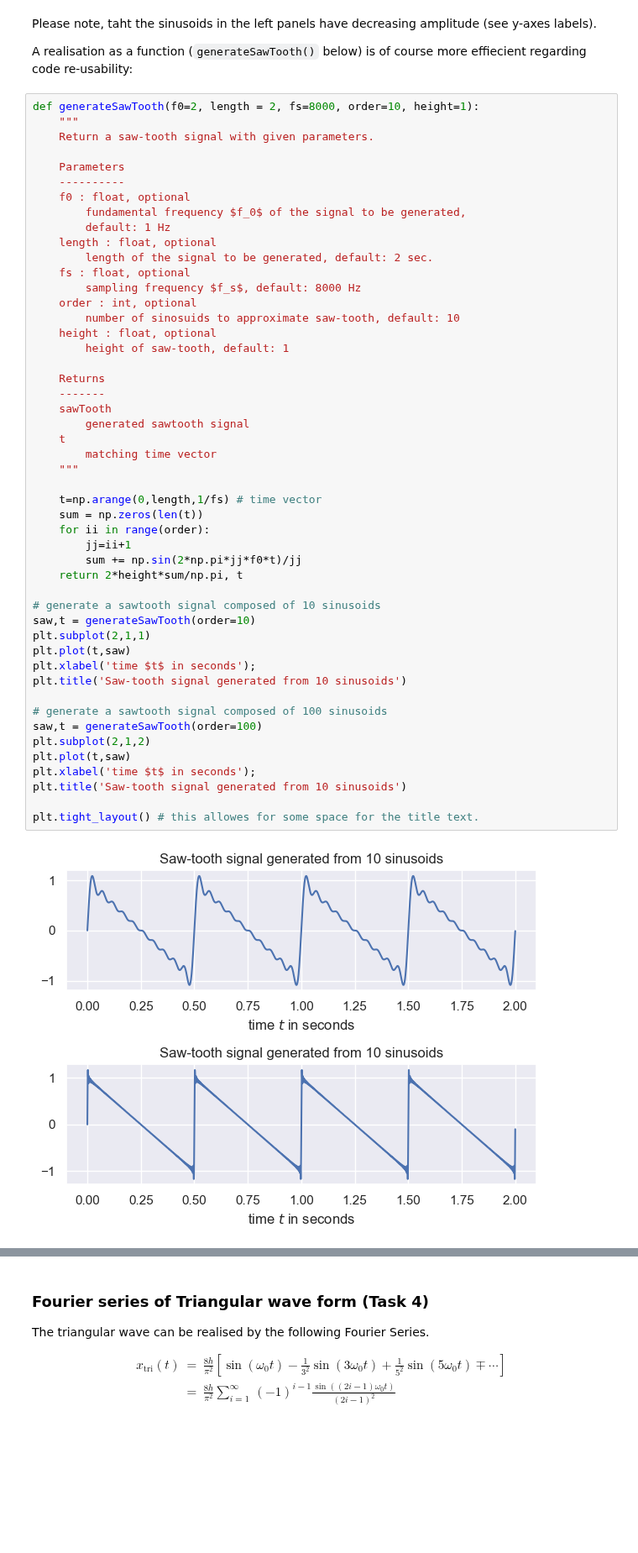
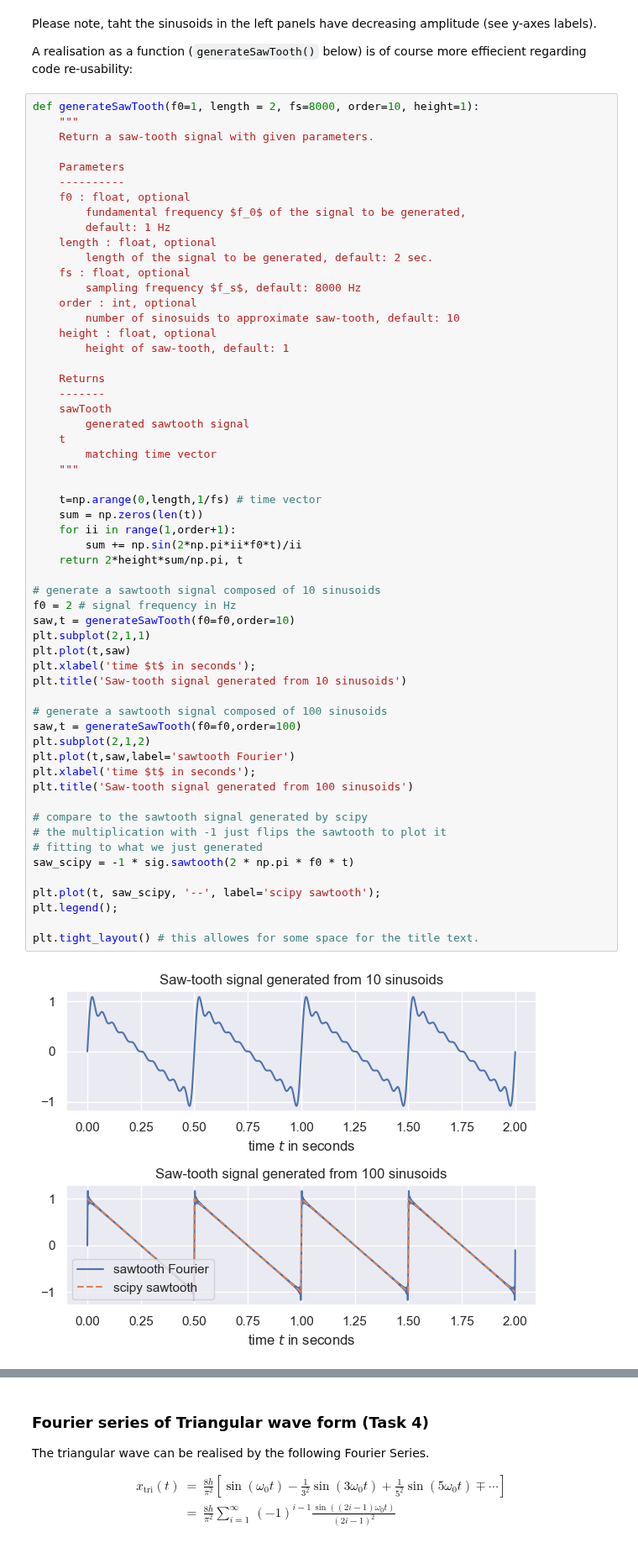
Before and after one commit to sap-shef/SpeechProcesssingLab, a Jupyter notebook: Lab-Sheet-Solutions/Lab-Sheet-4-Solution.ipynb, the cells around one changed output, grey strips where cells are left out. Shown at 84% size. Drawn from its saved outputs; the diff is of its cells as text; blank space fills up the shorter version.

```diff
--- a/Lab-Sheet-Solutions/Lab-Sheet-4-Solution.ipynb
+++ b/Lab-Sheet-Solutions/Lab-Sheet-4-Solution.ipynb
@@ -184,7 +184,7 @@ Please note, taht the sinusoids in the left panels have decreasing amplitude (se
 
 A realisation as a function (`generateSawTooth()` below) is of course more effiecient regarding code re-usability:
 # %%
-def generateSawTooth(f0=2, length = 2, fs=8000, order=10, height=1):
+def generateSawTooth(f0=1, length = 2, fs=8000, order=10, height=1):
     """
     Return a saw-tooth signal with given parameters.
 
@@ -199,38 +199,46 @@ def generateSawTooth(f0=2, length = 2, fs=8000, order=10, height=1):
         sampling frequency $f_s$, default: 8000 Hz
     order : int, optional
         number of sinosuids to approximate saw-tooth, default: 10
     height : float, optional
         height of saw-tooth, default: 1
 
     Returns
     -------
     sawTooth
         generated sawtooth signal
     t
         matching time vector
     """
 
     t=np.arange(0,length,1/fs) # time vector
     sum = np.zeros(len(t))
-    for ii in range(order):
-        jj=ii+1
-        sum += np.sin(2*np.pi*jj*f0*t)/jj
+    for ii in range(1,order+1):
+        sum += np.sin(2*np.pi*ii*f0*t)/ii
     return 2*height*sum/np.pi, t
 
 # generate a sawtooth signal composed of 10 sinusoids
-saw,t = generateSawTooth(order=10)
+f0 = 2 # signal frequency in Hz
+saw,t = generateSawTooth(f0=f0,order=10)
 plt.subplot(2,1,1)
 plt.plot(t,saw)
 plt.xlabel('time $t$ in seconds');
 plt.title('Saw-tooth signal generated from 10 sinusoids')
 
 # generate a sawtooth signal composed of 100 sinusoids
-saw,t = generateSawTooth(order=100)
+saw,t = generateSawTooth(f0=f0,order=100)
 plt.subplot(2,1,2)
-plt.plot(t,saw)
+plt.plot(t,saw,label='sawtooth Fourier')
 plt.xlabel('time $t$ in seconds');
-plt.title('Saw-tooth signal generated from 10 sinusoids')
+plt.title('Saw-tooth signal generated from 100 sinusoids')
+
+# compare to the sawtooth signal generated by scipy
+# the multiplication with -1 just flips the sawtooth to plot it
+# fitting to what we just generated
+saw_scipy = -1 * sig.sawtooth(2 * np.pi * f0 * t)
+
+plt.plot(t, saw_scipy, '--', label='scipy sawtooth');
+plt.legend();
 
 plt.tight_layout() # this allowes for some space for the title text.
 # %% [output]
-[figure, old version]
+[figure, new version]
```
Also changed, not shown: parts of 7 cells of this notebook.
